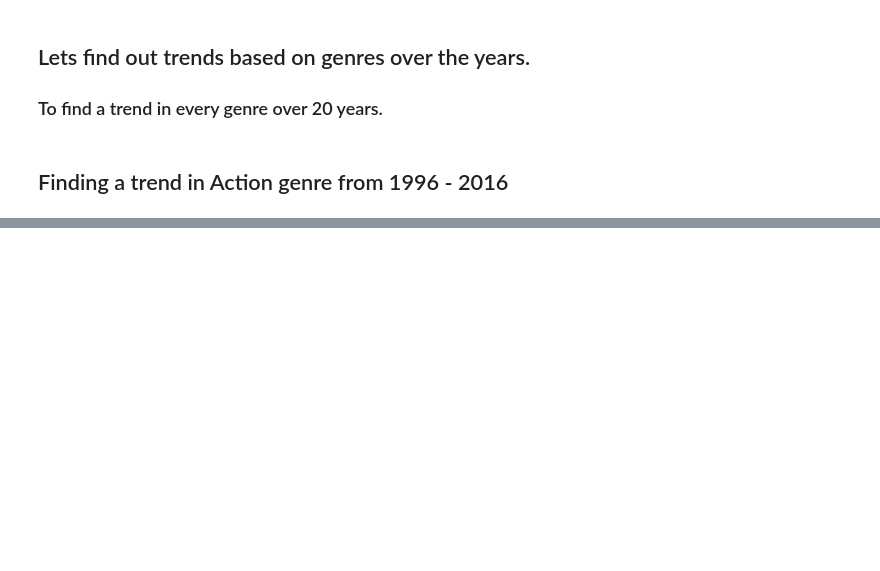
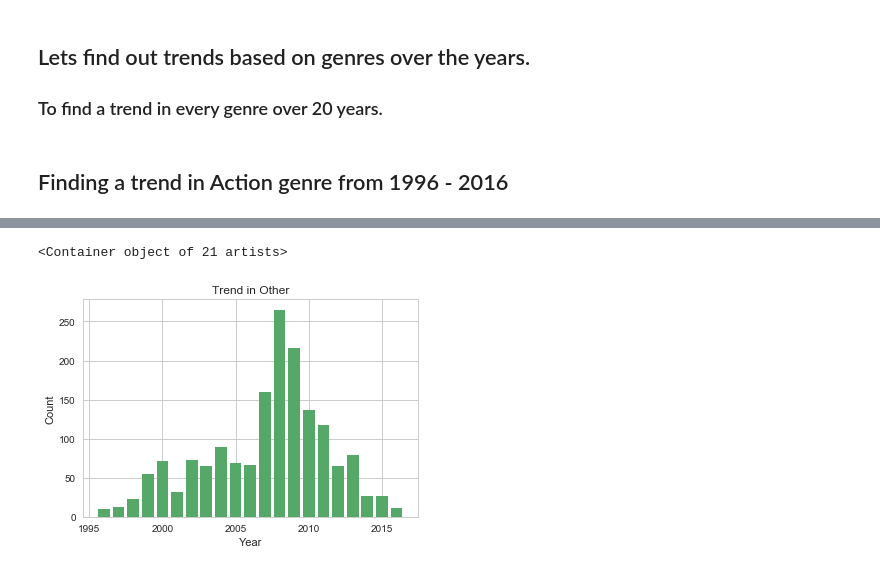
Before and after one commit to KarthikBhaktha/PopularGameGenrePy, a Jupyter notebook: gameEDA.ipynb, the cells around one changed output, grey strips where cells are left out. Saved outputs shown, nothing was run; the diff lists cells and outputs as text; code cells hidden in the pictures; blank space fills up the shorter version.

```diff
--- a/gameEDA.ipynb
+++ b/gameEDA.ipynb
@@ -261,0 +238,5 @@ plt.bar(ry,ag)
+# %%
+trend('Other')
+# %% [output]
+<Container object of 21 artists>
+[figure, added]
```
Also changed, not shown: parts of 9 cells of this notebook.
